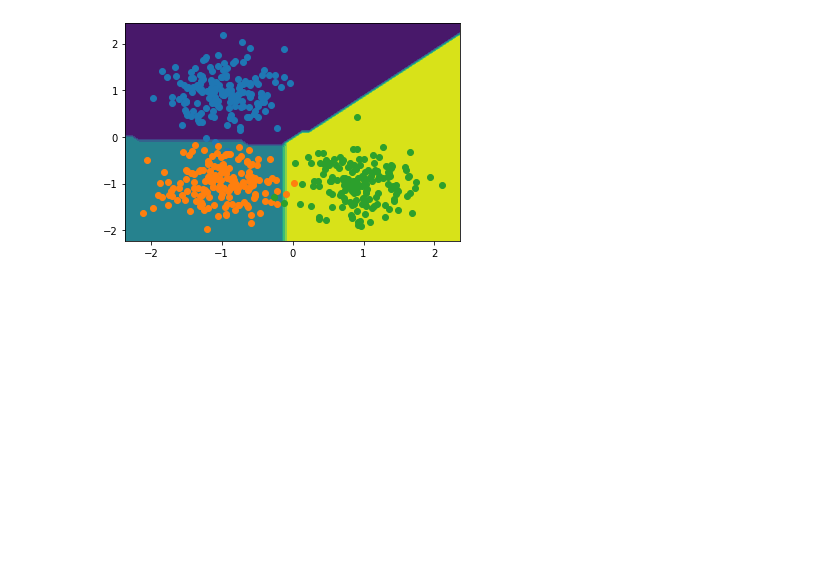
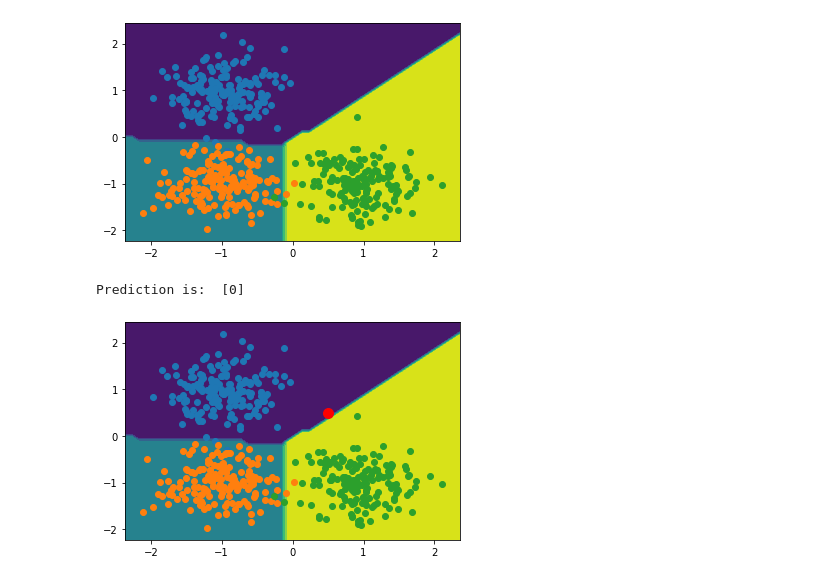
Before and after one commit to hpt1988/Applied-Deep-Learning_The-Complete-Self-Driving-Car-Course, a Jupyter notebook: multiclass_classification/multiclass_classification.ipynb, the cells around one changed output. Saved outputs shown, nothing was run; the diff lists cells and outputs as text; code cells hidden in the pictures; blank space fills up the shorter version.

Commit message:
predicting an arbitrary datapoint and plotting it

```diff
--- a/multiclass_classification/multiclass_classification.ipynb
+++ b/multiclass_classification/multiclass_classification.ipynb
@@ -147,3 +147,18 @@ plt.scatter(X[y==2, 0], X[y==2, 1])
 # %% [output]
 <matplotlib.collections.PathCollection at 0x...>
 [figure]
+# %%
+plot_decision_boundary(X, y_cat, model)
+plt.scatter(X[y==0, 0], X[y==0, 1])
+plt.scatter(X[y==1, 0], X[y==1, 1])
+plt.scatter(X[y==2, 0], X[y==2, 1])
+
+x = 0.5
+y = 0.5
+point = np.array([[x, y]])
+prediction = model.predict_classes(point)
+plt.plot([x], [y], marker='o', markersize=10, color='r')
+print("Prediction is: ", prediction)
+# %% [output]
+Prediction is:  [0]
+[figure, added]
```
